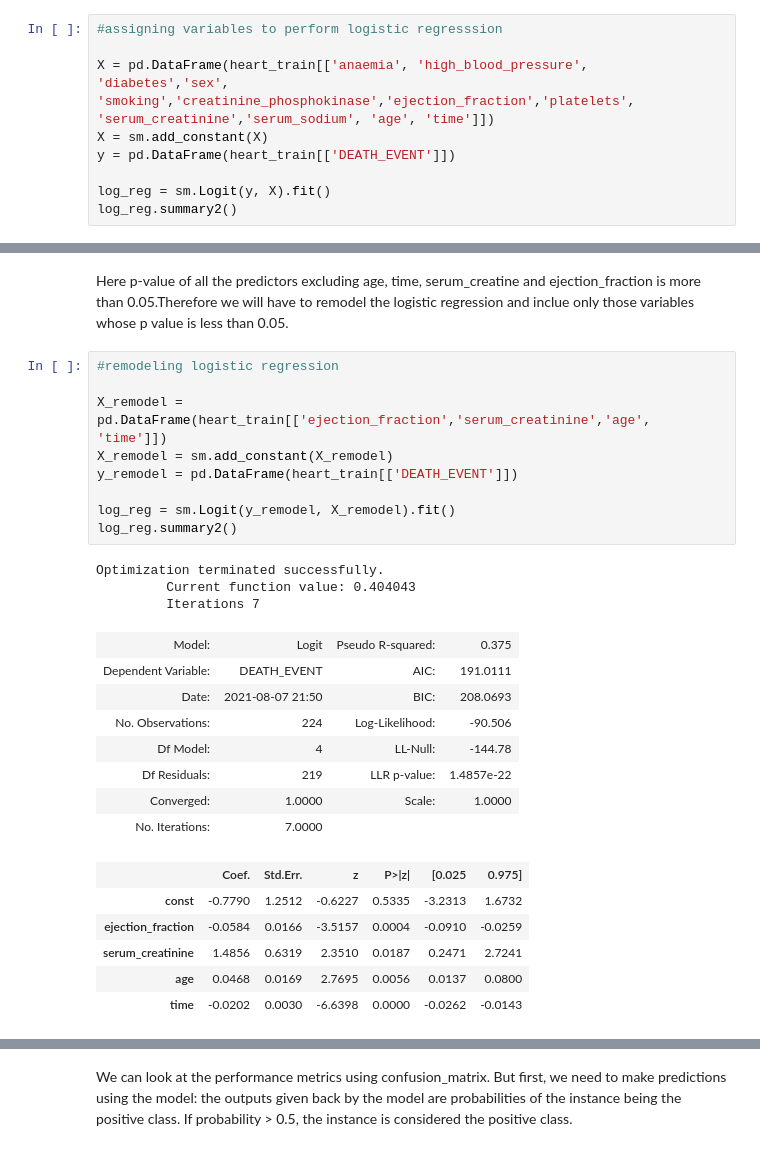
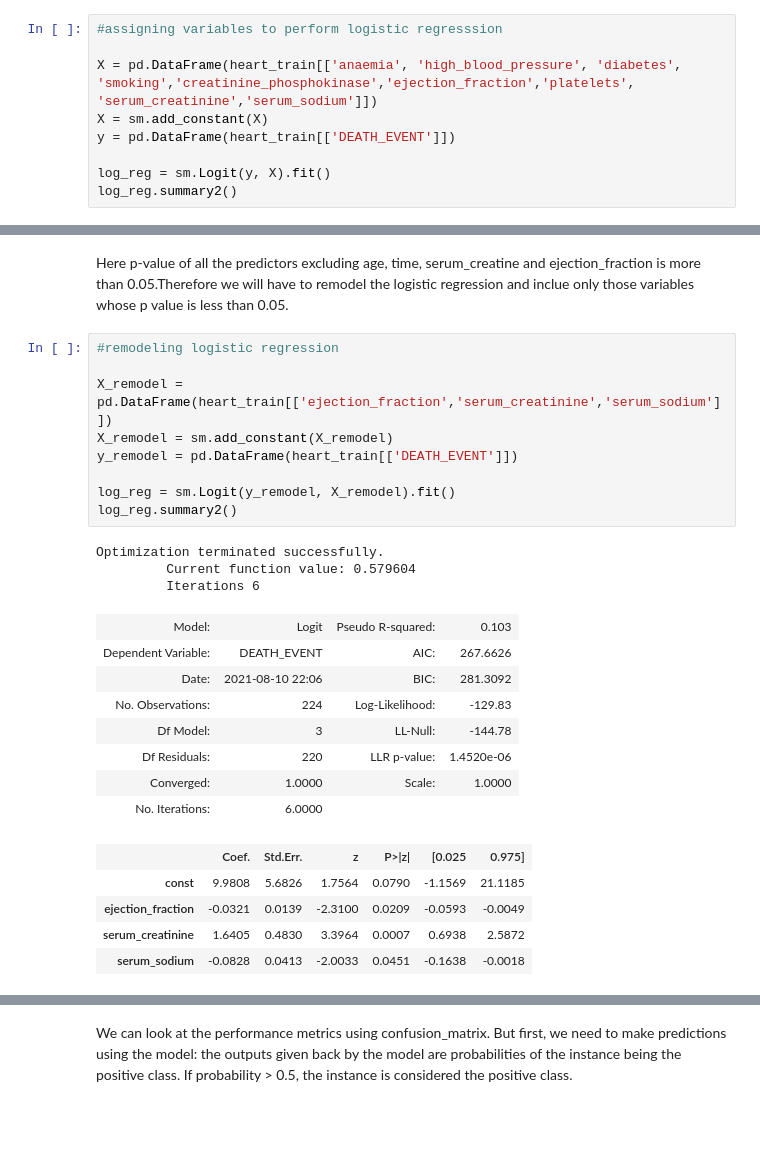
Before and after one commit to seantorres/ADS502FinalProject, a Jupyter notebook: ADS502_Final_Project.ipynb, the cells around one changed output, grey strips where cells are left out. Cells and saved outputs as stored; diff of their text form; blank space fills up the shorter version.

```diff
--- a/ADS502_Final_Project.ipynb
+++ b/ADS502_Final_Project.ipynb
@@ -550,7 +641,7 @@ contingency_cart
 # %%
 #assigning variables to perform logistic regresssion
 
-X = pd.DataFrame(heart_train[['anaemia', 'high_blood_pressure', 'diabetes','sex', 'smoking','creatinine_phosphokinase','ejection_fraction','platelets', 'serum_creatinine','serum_sodium', 'age', 'time']])
+X = pd.DataFrame(heart_train[['anaemia', 'high_blood_pressure', 'diabetes', 'smoking','creatinine_phosphokinase','ejection_fraction','platelets', 'serum_creatinine','serum_sodium']])
 X = sm.add_constant(X)
 y = pd.DataFrame(heart_train[['DEATH_EVENT']])
 
@@ -587,28 +675,27 @@ Here p-value of all the predictors excluding age, time, serum_creatine and  ejec
 # %%
 #remodeling logistic regression
 
-X_remodel = pd.DataFrame(heart_train[['ejection_fraction','serum_creatinine','age', 'time']])
+X_remodel = pd.DataFrame(heart_train[['ejection_fraction','serum_creatinine','serum_sodium']])
 X_remodel = sm.add_constant(X_remodel)
 y_remodel = pd.DataFrame(heart_train[['DEATH_EVENT']])
 
 log_reg = sm.Logit(y_remodel, X_remodel).fit()
 log_reg.summary2()
 # %% [output]
 Optimization terminated successfully.
-         Current function value: 0.404043
-         Iterations 7
+         Current function value: 0.579604
+         Iterations 6
-| Model: | Logit | Pseudo R-squared: | 0.375 |
-| Dependent Variable: | DEATH_EVENT | AIC: | 191.0111 |
-| Date: | 2021-08-07 21:50 | BIC: | 208.0693 |
-| No. Observations: | 224 | Log-Likelihood: | -90.506 |
-| Df Model: | 4 | LL-Null: | -144.78 |
-| Df Residuals: | 219 | LLR p-value: | 1.4857e-22 |
+| Model: | Logit | Pseudo R-squared: | 0.103 |
+| Dependent Variable: | DEATH_EVENT | AIC: | 267.6626 |
+| Date: | 2021-08-10 22:06 | BIC: | 281.3092 |
+| No. Observations: | 224 | Log-Likelihood: | -129.83 |
+| Df Model: | 3 | LL-Null: | -144.78 |
+| Df Residuals: | 220 | LLR p-value: | 1.4520e-06 |
 | Converged: | 1.0000 | Scale: | 1.0000 |
-| No. Iterations: | 7.0000 |  |  |
+| No. Iterations: | 6.0000 |  |  |
 |  | Coef. | Std.Err. | z | P>|z| | [0.025 | 0.975] |
-| const | -0.7790 | 1.2512 | -0.6227 | 0.5335 | -3.2313 | 1.6732 |
-| ejection_fraction | -0.0584 | 0.0166 | -3.5157 | 0.0004 | -0.0910 | -0.0259 |
-| serum_creatinine | 1.4856 | 0.6319 | 2.3510 | 0.0187 | 0.2471 | 2.7241 |
-| age | 0.0468 | 0.0169 | 2.7695 | 0.0056 | 0.0137 | 0.0800 |
-| time | -0.0202 | 0.0030 | -6.6398 | 0.0000 | -0.0262 | -0.0143 |
+| const | 9.9808 | 5.6826 | 1.7564 | 0.0790 | -1.1569 | 21.1185 |
+| ejection_fraction | -0.0321 | 0.0139 | -2.3100 | 0.0209 | -0.0593 | -0.0049 |
+| serum_creatinine | 1.6405 | 0.4830 | 3.3964 | 0.0007 | 0.6938 | 2.5872 |
+| serum_sodium | -0.0828 | 0.0413 | -2.0033 | 0.0451 | -0.1638 | -0.0018 |
 # %%
```
Also changed, not shown: parts of 21 cells of this notebook.
